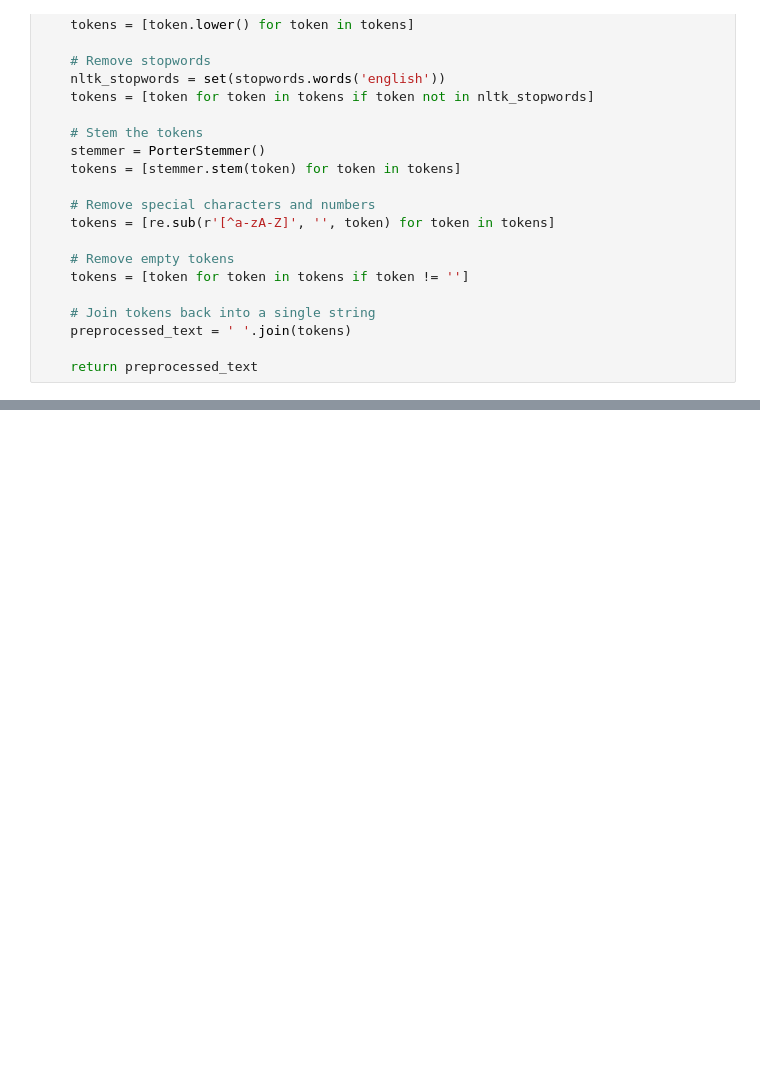
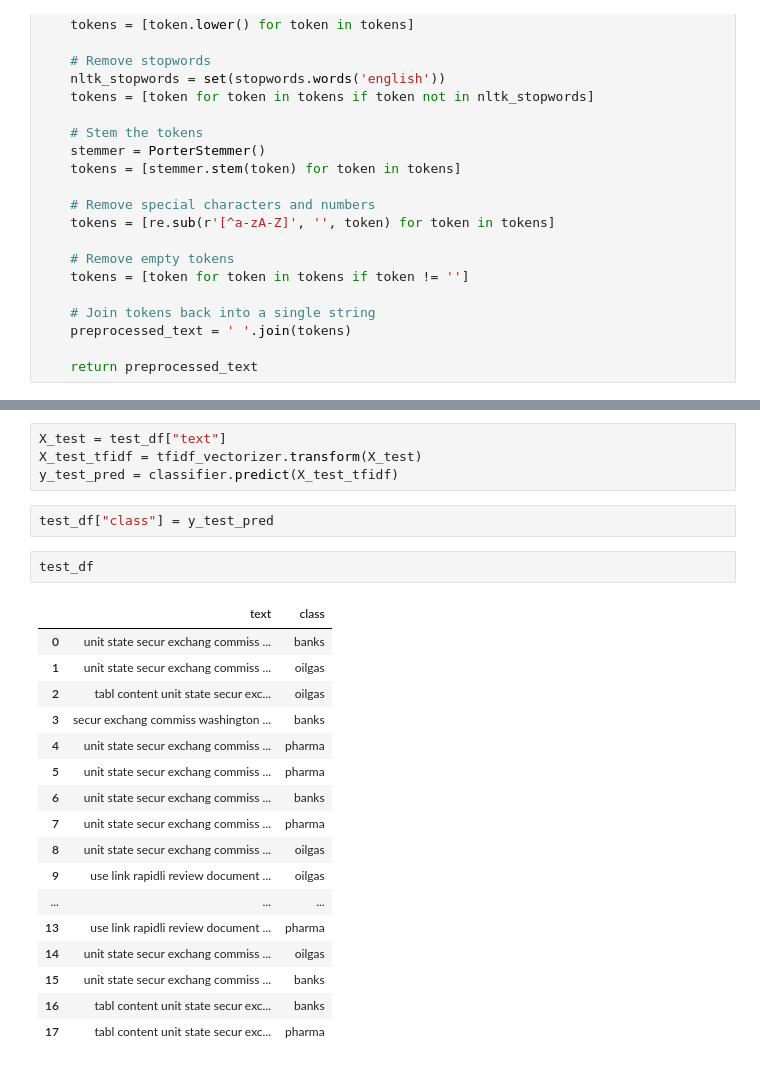
Before and after one commit to adamerikoff/learningDeepMachine, a Jupyter notebook: nlp/1_classification/main.ipynb, the cells around one changed output, grey strips where cells are left out. Cells and saved outputs as stored; diff of their text form; blank space fills up the shorter version.

```diff
--- a/nlp/1_classification/main.ipynb
+++ b/nlp/1_classification/main.ipynb
@@ -148,0 +179,26 @@ if __name__ == "__main__":
+# %%
+X_test = test_df["text"]
+X_test_tfidf = tfidf_vectorizer.transform(X_test)
+y_test_pred = classifier.predict(X_test_tfidf)
+# %%
+test_df["class"] = y_test_pred
+# %%
+test_df
+# %% [output]
+|  | text | class |
+| 0 | unit state secur exchang commiss ... | banks |
+| 1 | unit state secur exchang commiss ... | oilgas |
+| 2 | tabl content unit state secur exc... | oilgas |
+| 3 | secur exchang commiss washington ... | banks |
+| 4 | unit state secur exchang commiss ... | pharma |
+| 5 | unit state secur exchang commiss ... | pharma |
+| 6 | unit state secur exchang commiss ... | banks |
+| 7 | unit state secur exchang commiss ... | pharma |
+| 8 | unit state secur exchang commiss ... | oilgas |
+| 9 | use link rapidli review document ... | oilgas |
+| ... | ... | ... |
+| 13 | use link rapidli review document ... | pharma |
+| 14 | unit state secur exchang commiss ... | oilgas |
+| 15 | unit state secur exchang commiss ... | banks |
+| 16 | tabl content unit state secur exc... | banks |
+| 17 | tabl content unit state secur exc... | pharma |
```
Also changed, not shown: parts of 10 cells of this notebook.
